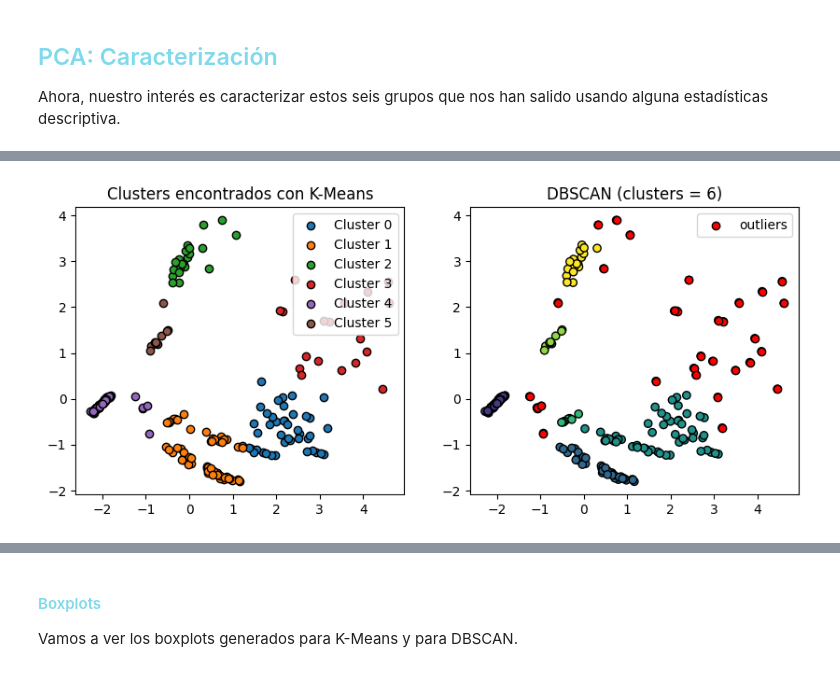
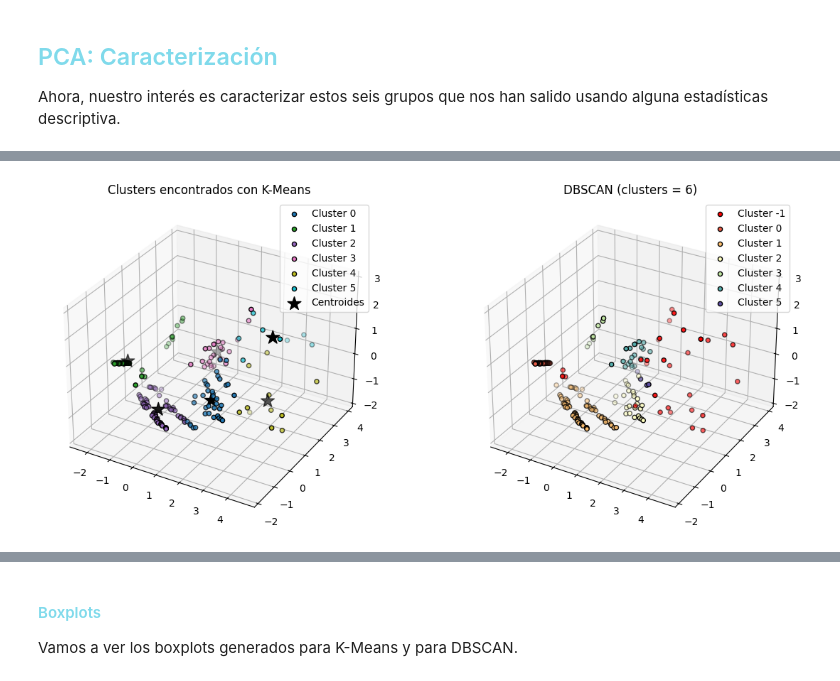
Before and after one commit to NataaNK/Grupo11_Practica2, a Jupyter notebook: main.ipynb, the cells around one changed output, grey strips where cells are left out. Cells and saved outputs as stored; diff of their text form; code cells hidden in the pictures.

```diff
--- a/main.ipynb
+++ b/main.ipynb
@@ -883,64 +883,72 @@ Ahora, nuestro interés es caracterizar estos seis grupos que nos han salido usa
 
 Vamos a ver el resultado con un número de clusters de 6 y los métodos KMeans y DBSCAN.
 # %%
-from sklearn.cluster import DBSCAN
+import matplotlib.pyplot as plt
+from mpl_toolkits.mplot3d import Axes3D
+from sklearn.cluster import KMeans, DBSCAN
+import numpy as np
 
-fig, ax = plt.subplots(1, 2, figsize=(10, 4))
+fig = plt.figure(figsize=(14, 6))
 
-# Clustering Kmeans
+# Clustering Kmeans en un gráfico 3D
+ax = fig.add_subplot(121, projection='3d')
+kmeans_model = KMeans(n_clusters=6, n_init=25, random_state=100472007)
+y_predict_Kmeans = kmeans_model.fit_predict(X_trans_ordinal)
+centroids = kmeans_model.cluster_centers_
 
-y_predict_Kmeans = KMeans(n_clusters=6,
-                          n_init=25,
-                          random_state=100472007).fit_predict(X=X_trans_ordinal)
+# Colores distintos para cada cluster
+colors = plt.get_cmap("tab10", len(np.unique(y_predict_Kmeans)))
 
 for i in np.unique(y_predict_Kmeans):
-    ax[0].scatter(
-        x = X_trans_ordinal[y_predict_Kmeans == i, 0],
-        y = X_trans_ordinal[y_predict_Kmeans == i, 1],
-        c = plt.rcParams['axes.prop_cycle'].by_key()['color'][i],
-        marker    = 'o',
-        edgecolor = 'black',
-        label= f"Cluster {i}"
+    ax.scatter(
+        X_trans_ordinal[y_predict_Kmeans == i, 0],
+        X_trans_ordinal[y_predict_Kmeans == i, 1],
+        X_trans_ordinal[y_predict_Kmeans == i, 2],
+        c=[colors(i)],
+        marker='o',
+        edgecolor='black',
+        label=f"Cluster {i}"
     )
-ax[0].set_title('Clusters encontrados con K-Means')
-ax[0].legend()
 
-# Clustering DBSCAN
+# Centroides de K-Means
+ax.scatter(centroids[:, 0], centroids[:, 1], centroids[:, 2], s=200, c='black', marker='*', label='Centroides')
 
-modelo_dbscan = DBSCAN(eps = 0.4, min_samples  = 5, metric = 'euclidean')
-y_predict_dbscan = modelo_dbscan.fit(X=X_trans_ordinal)
+ax.set_title('Clusters encontrados con K-Means')
+ax.legend()
 
+# Clustering DBSCAN en un gráfico 3D
+ax = fig.add_subplot(122, projection='3d')
+modelo_dbscan = DBSCAN(eps=0.5, min_samples=5, metric='euclidean')
+modelo_dbscan.fit(X_trans_ordinal)
 labels = modelo_dbscan.labels_
-ax[1].scatter(
-    x = X_trans_ordinal[:, 0],
-    y = X_trans_ordinal[:, 1],
-    c = labels,
-    marker    = 'o',
-    edgecolor = 'black'
-)
 
+# Colores para DBSCAN, incluyendo rojo para outliers
+unique_labels = np.unique(labels)
+colors = [plt.cm.Spectral(each) for each in np.linspace(0, 1, len(unique_labels))]
 
-# Los outliers se identifican con el label -1
-ax[1].scatter(
-    x = X_trans_ordinal[labels == -1, 0],
-    y = X_trans_ordinal[labels == -1, 1],
-    c = 'red',
-    marker    = 'o',
-    edgecolor = 'black',
-    label = 'outliers'
-)
+for k, col in zip(unique_labels, colors):
+    if k == -1:
+        col = [1, 0, 0]  # Rojo para outliers
+    class_member_mask = (labels == k)
 
-ax[1].set_title(f'DBSCAN (clusters = {len(set(labels)) - (1 if -1 in labels else 0)})')
-ax[1].legend()
+    xyz = X_trans_ordinal[class_member_mask]
+    ax.scatter(xyz[:, 0], xyz[:, 1], xyz[:, 2], c=[col], marker='o', edgecolor='black', label=f'Cluster {k}')
 
+ax.set_title(f'DBSCAN (clusters = {len(set(labels)) - (1 if -1 in labels else 0)})')
+ax.legend()
 
 # Número de clusters y observaciones "outliers" - DBSCAN
-# ==============================================================================
 n_clusters = len(set(labels)) - (1 if -1 in labels else 0)
-n_noise    = list(labels).count(-1)
+n_noise = list(labels).count(-1)
 
 print(f'Número de clusters encontrados DBSCAN: {n_clusters}')
 print(f'Número de outliers encontrados DBSCAN: {n_noise}')
+
+# Imprimir estadísticas adicionales
+print(f'Tamaño de cada cluster K-Means: {[np.sum(y_predict_Kmeans == i) for i in range(6)]}')
+print(f'Tamaño de cada cluster DBSCAN: {[(labels == k).sum() for k in range(n_clusters)] if n_clusters > 0 else []}')
+
+plt.show()
 # %% [output]
 Número de clusters encontrados DBSCAN: 6
 Número de outliers encontrados DBSCAN: 31
@@ -947 +957 @@ Número de outliers encontrados DBSCAN: 31
-[figure, old version]
+[figure, new version]
```
Also changed, not shown: parts of 11 cells of this notebook.
